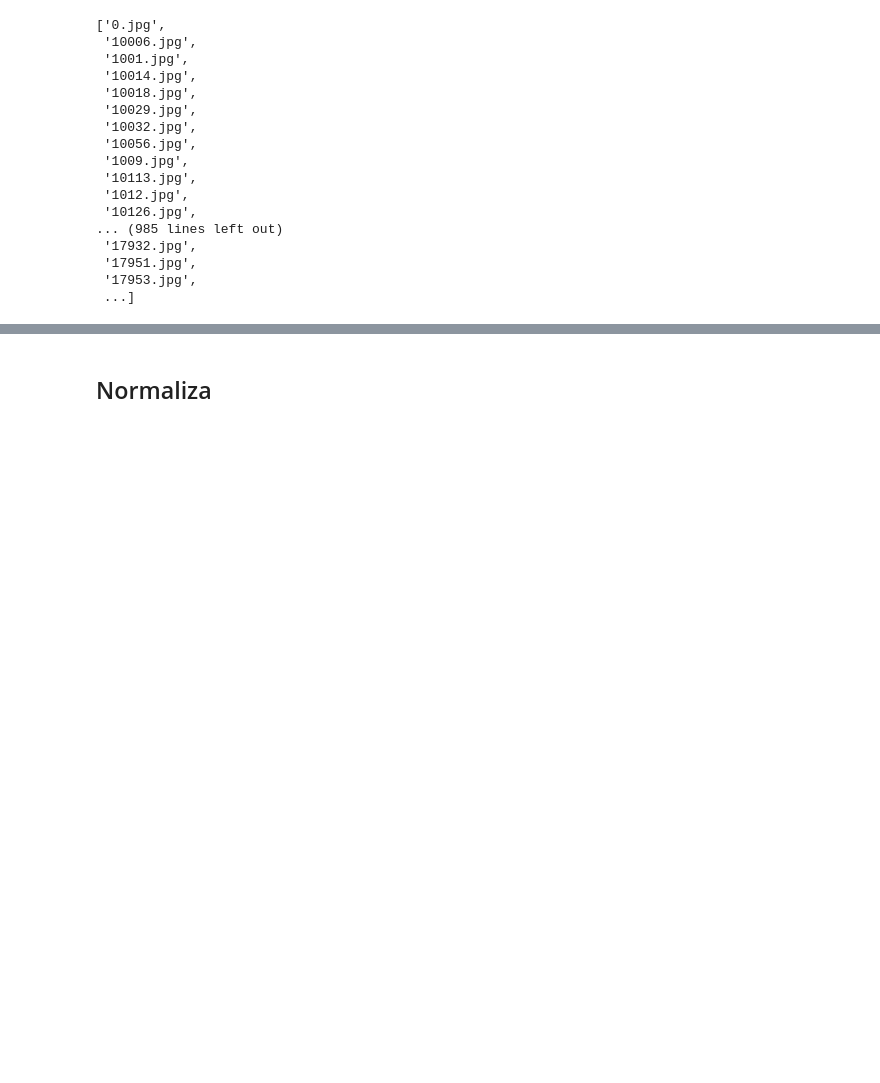
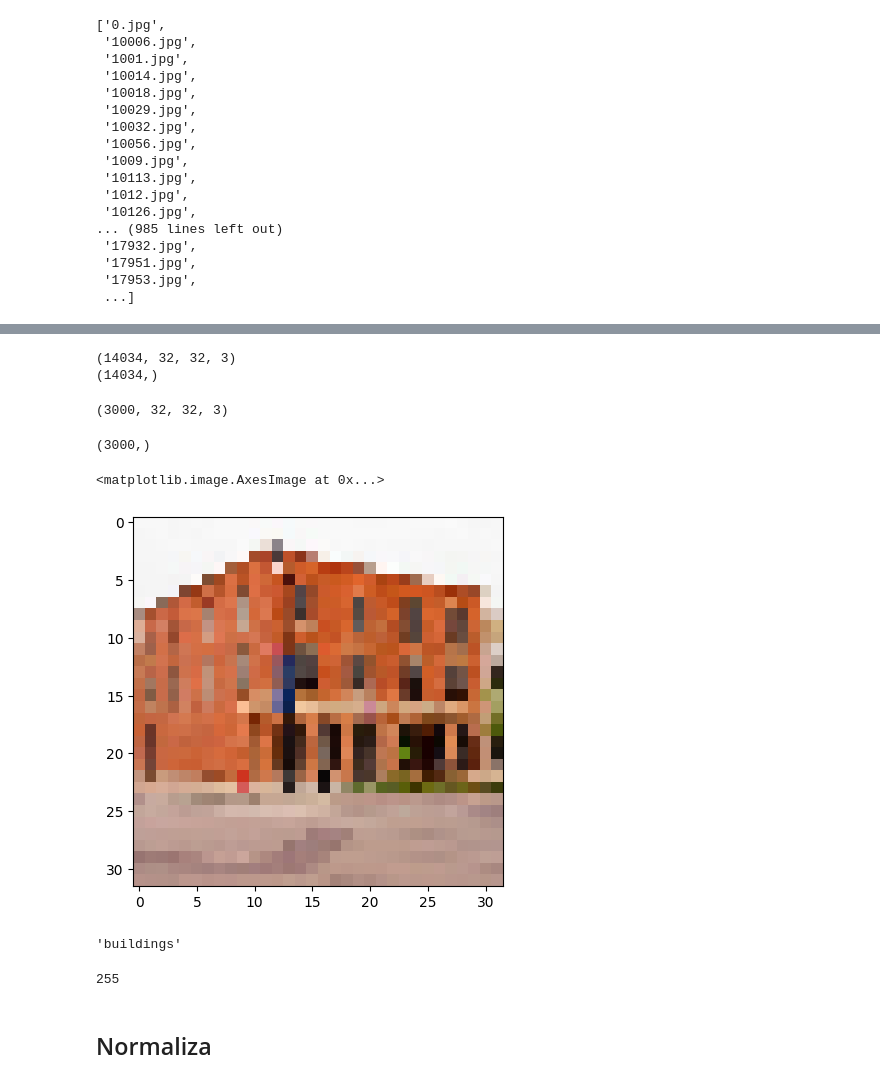
Before and after one commit to Mlcruz9/DS_TheBridgeBBK_SBIL2023, a Jupyter notebook: 3-Machine_Learning/3-Deep_Learning/2-Redes_Convolucionales/ejercicios/Clasificador_paisajes.ipynb, the cells around one changed output, grey strips where cells are left out. Drawn from its saved outputs; the diff is of its cells as text; code cells hidden in the pictures; blank space fills up the shorter version.

```diff
--- a/3-Machine_Learning/3-Deep_Learning/2-Redes_Convolucionales/ejercicios/Clasificador_paisajes.ipynb
+++ b/3-Machine_Learning/3-Deep_Learning/2-Redes_Convolucionales/ejercicios/Clasificador_paisajes.ipynb
@@ -52,0 +144,21 @@ import cv2
+# %%
+X_train = []
+Y_train = []
+
+for folder in os.listdir(TRAIN_PATH):
+    if os.path.isdir('/'.join([TRAIN_PATH, folder])):
+        for file in os.listdir('/'.join([TRAIN_PATH, folder])):
+            image = plt.imread('/'.join([TRAIN_PATH, folder, file]))
+            image = cv2.resize(image, (32, 32))
+            X_train.append(image)
+            Y_train.append(folder)
+
+
+X_train = np.array(X_train)
+Y_train = np.array(Y_train)
+
+print(X_train.shape)
+print(Y_train.shape)
+# %% [output]
+(14034, 32, 32, 3)
+(14034,)
@@ -53,2 +181,23 @@ import cv2
+# %%
+X_test.shape
+# %% [output]
+(3000, 32, 32, 3)
+# %%
+Y_test.shape
+# %% [output]
+(3000,)
+# %%
+plt.imshow(X_train[10])
+# %% [output]
+<matplotlib.image.AxesImage at 0x...>
+[figure, added]
+# %%
+Y_train[10]
+# %% [output]
+'buildings'
+# %%
+X_train.max()
+# %% [output]
+255
 # %% [markdown]
 ## Normaliza
```
Also changed, not shown: parts of 38 cells of this notebook, 9 other files.
